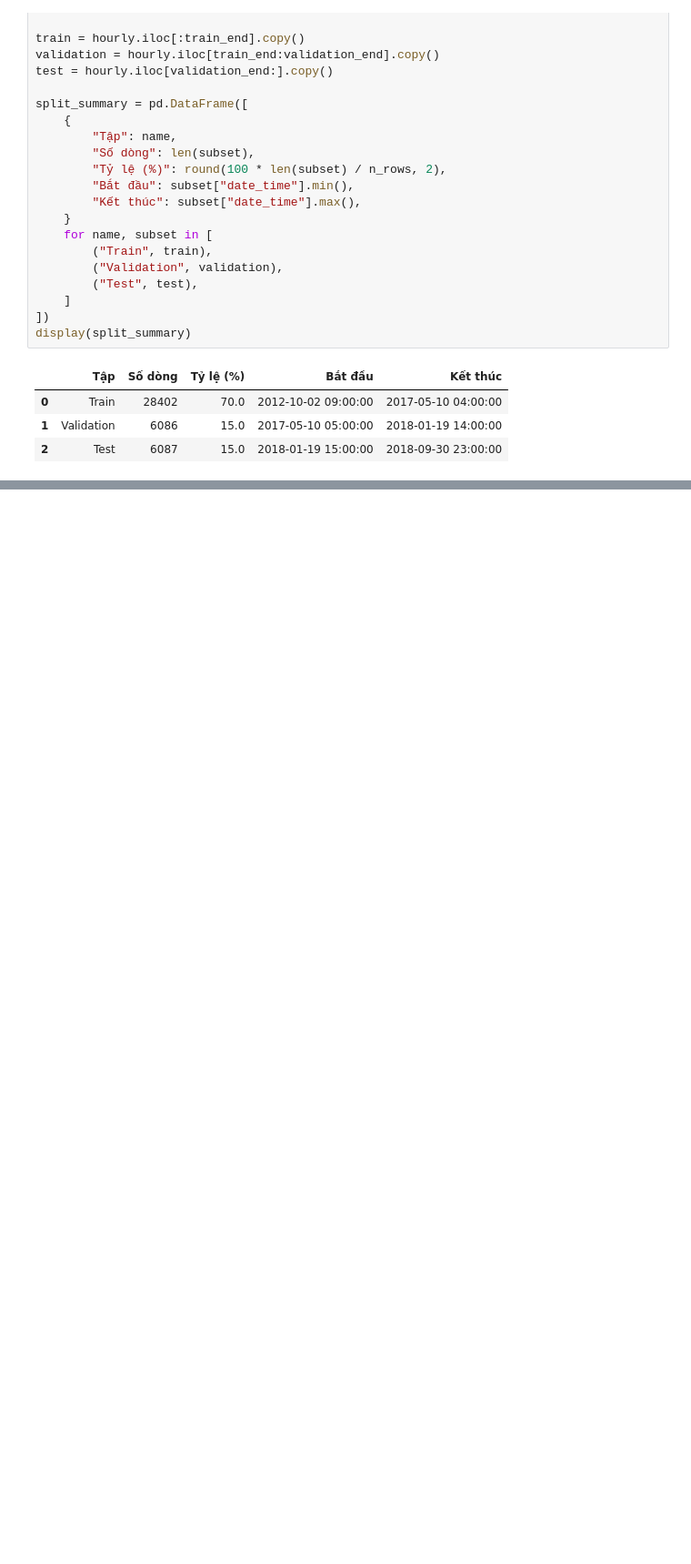
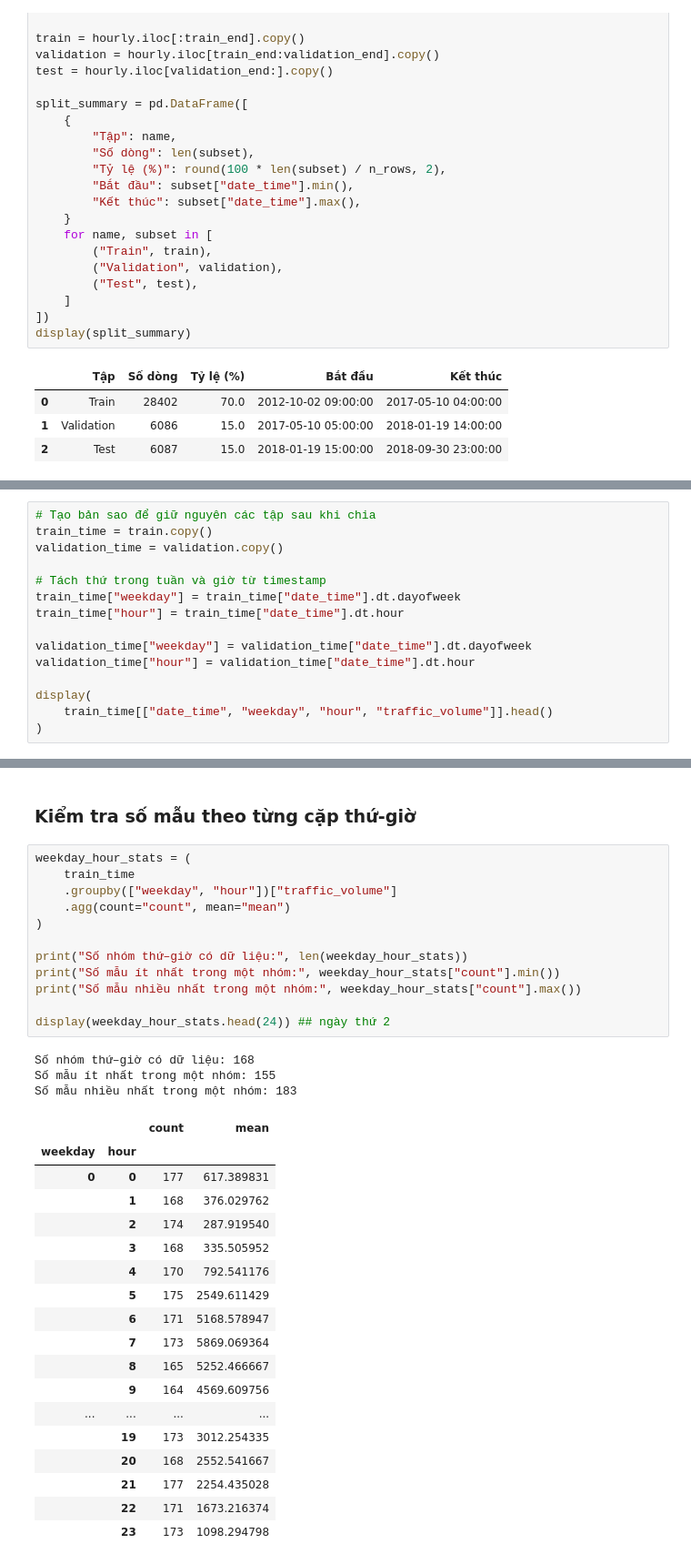
Before and after one commit to HuyTec/SGU_HocMay_2026-2027, a Jupyter notebook: metro_interstate_traffic_volume/notebooks/baseline_time-only.ipynb, the cells around one changed output, grey strips where cells are left out. Shown at 91% size. Cells and saved outputs as stored; diff of their text form; blank space fills up the shorter version.

```diff
--- a/metro_interstate_traffic_volume/notebooks/baseline_time-only.ipynb
+++ b/metro_interstate_traffic_volume/notebooks/baseline_time-only.ipynb
@@ -403,0 +408,15 @@ display(split_summary)
+# %%
+# Tạo bản sao để giữ nguyên các tập sau khi chia
+train_time = train.copy()
+validation_time = validation.copy()
+
+# Tách thứ trong tuần và giờ từ timestamp
+train_time["weekday"] = train_time["date_time"].dt.dayofweek
+train_time["hour"] = train_time["date_time"].dt.hour
+
+validation_time["weekday"] = validation_time["date_time"].dt.dayofweek
+validation_time["hour"] = validation_time["date_time"].dt.hour
+
+display(
+    train_time[["date_time", "weekday", "hour", "traffic_volume"]].head()
+)
@@ -403,0 +430,36 @@ display(split_summary)
+# %% [markdown]
+### Kiểm tra số mẫu theo từng cặp thứ-giờ
+# %%
+weekday_hour_stats = (
+    train_time
+    .groupby(["weekday", "hour"])["traffic_volume"]
+    .agg(count="count", mean="mean")
+)
+
+print("Số nhóm thứ–giờ có dữ liệu:", len(weekday_hour_stats))
+print("Số mẫu ít nhất trong một nhóm:", weekday_hour_stats["count"].min())
+print("Số mẫu nhiều nhất trong một nhóm:", weekday_hour_stats["count"].max())
+
+display(weekday_hour_stats.head(24)) ## ngày thứ 2
+# %% [output]
+Số nhóm thứ–giờ có dữ liệu: 168
+Số mẫu ít nhất trong một nhóm: 155
+Số mẫu nhiều nhất trong một nhóm: 183
+|  |  | count | mean |
+| weekday | hour |  |  |
+| 0 | 0 | 177 | 617.389831 |
+|  | 1 | 168 | 376.029762 |
+|  | 2 | 174 | 287.919540 |
+|  | 3 | 168 | 335.505952 |
+|  | 4 | 170 | 792.541176 |
+|  | 5 | 175 | 2549.611429 |
+|  | 6 | 171 | 5168.578947 |
+|  | 7 | 173 | 5869.069364 |
+|  | 8 | 165 | 5252.466667 |
+|  | 9 | 164 | 4569.609756 |
+| ... | ... | ... | ... |
+|  | 19 | 173 | 3012.254335 |
+|  | 20 | 168 | 2552.541667 |
+|  | 21 | 177 | 2254.435028 |
+|  | 22 | 171 | 1673.216374 |
+|  | 23 | 173 | 1098.294798 |
```
Also changed, not shown: parts of 4 cells of this notebook, 2 other files.
